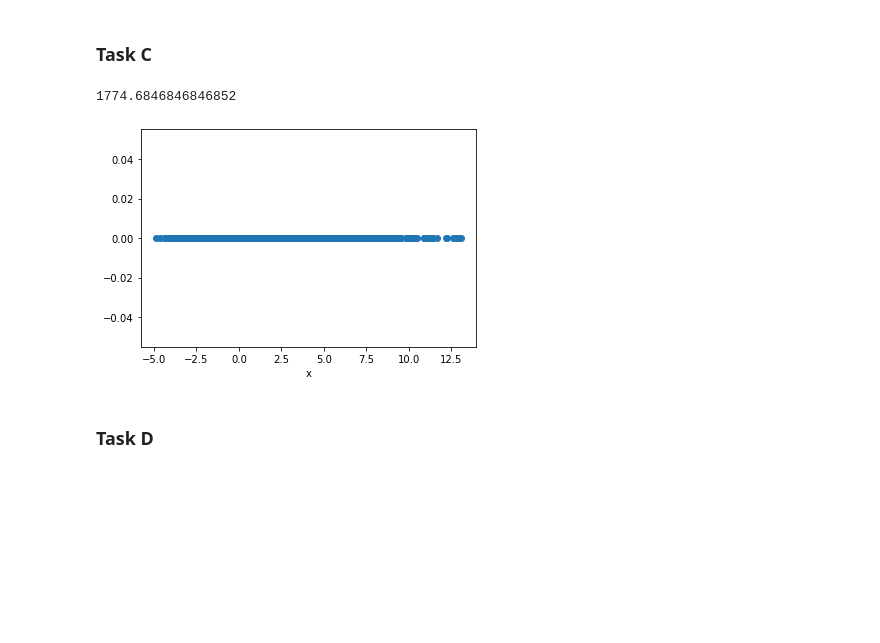
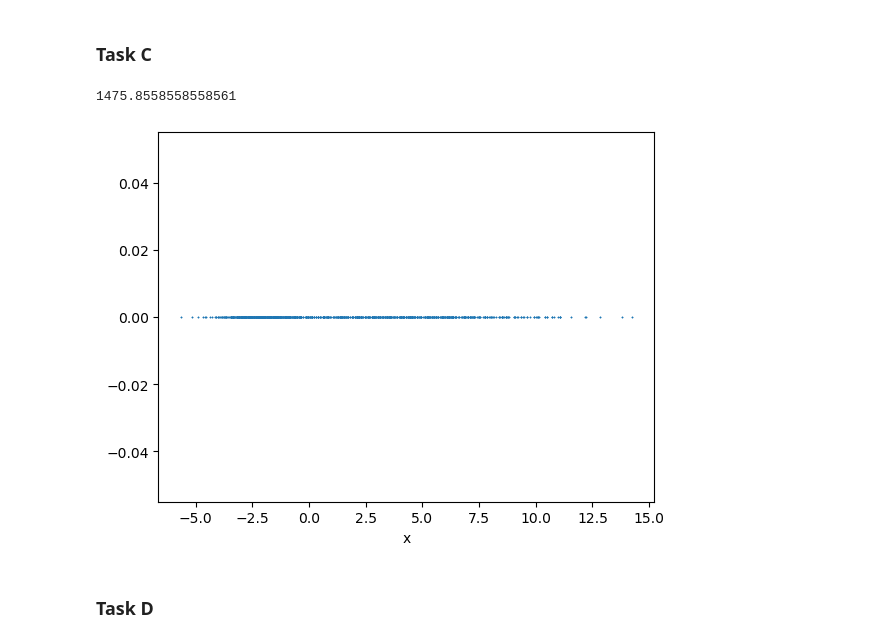
Before and after one commit to boujuan/MachineLearning1-Group3-UniOldenburg, a Jupyter notebook: Exercise3/Exercise3_1.ipynb, the cells around one changed output. Saved outputs shown, nothing was run; the diff lists cells and outputs as text; code cells hidden in the pictures; blank space fills up the shorter version.

```diff
--- a/Exercise3/Exercise3_1.ipynb
+++ b/Exercise3/Exercise3_1.ipynb
@@ -36,20 +36,20 @@ Text(0, 0.5, 'p(x)')
 # %%
 # Creating data from c=1 and c=2:
 p_c_1 = np.random.choice(x, 400, p=prob_x_bar_c(x,0)/np.sum(prob_x_bar_c(x,0)))
 
 p_c_2 = np.random.choice(x, 600, p=prob_x_bar_c(x,1)/np.sum(prob_x_bar_c(x,1)))
 
 p_c_total = np.append(p_c_1, p_c_2)
 
 
 # Plotting results:
-plt.scatter(p_c_total, np.zeros_like(p_c_total))
+plt.scatter(p_c_total, np.zeros_like(p_c_total), marker="*", s = 0.1)
 plt.xlabel('x')
 
 np.sum(p_c_total)
 # %% [output]
-1774.6846846846852
+1475.8558558558561
-[figure, old version]
+[figure, new version]
 # %% [markdown]
 ### Task D
 # %%
```
Also changed, not shown: parts of 7 cells of this notebook, 1 other file.
